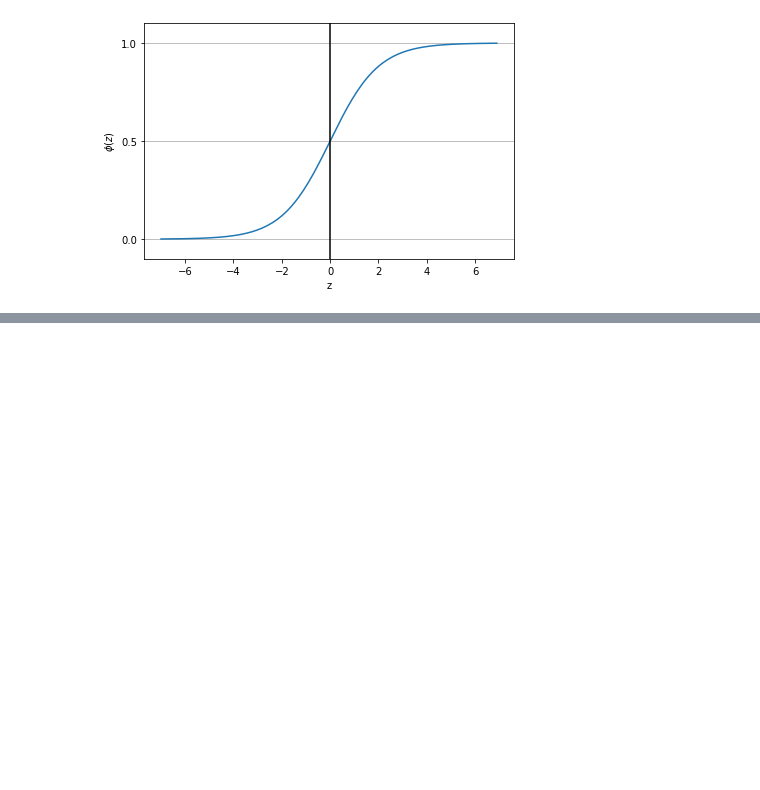
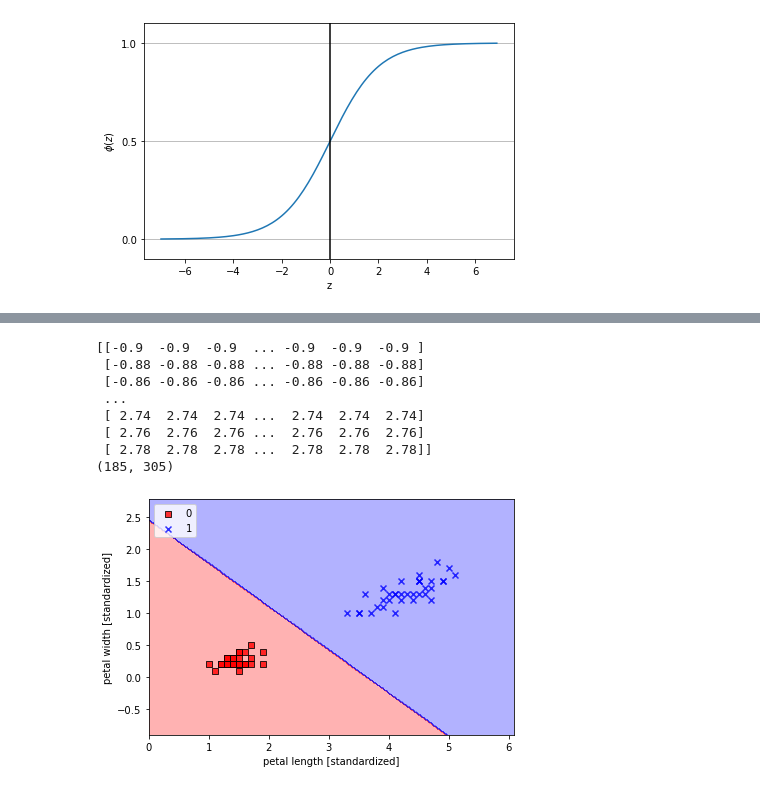
Before and after one commit to ravi-git19/MachineLearning, a Jupyter notebook: LogisticRegression.ipynb, the cells around one changed output, grey strips where cells are left out. Drawn from its saved outputs; the diff is of its cells as text; code cells hidden in the pictures; blank space fills up the shorter version.

Commit message:
LogisticRegression without using scikit-learn

```diff
--- a/LogisticRegression.ipynb
+++ b/LogisticRegression.ipynb
@@ -19,0 +113,53 @@ plt.show()
+# %%
+from matplotlib.colors import ListedColormap
+import matplotlib.pyplot as plt
+
+def plot_decision_regions(X,y,classifier, test_idx=None, resolution=0.02):
+    #setup marker generator and color map
+    markers = ('s','x','o','^','v')
+    colors = ('red','blue','lightgreen','gray','cyan')
+    cmap = ListedColormap(colors[:len(np.unique(y))])
+
+    #plot the decision surface
+    x1_min, x1_max = X[:,0].min() - 1, X[:,0].max() + 1
+    x2_min, x2_max = X[:,1].min() - 1, X[:,1].max() + 1
+    xx1, xx2 = np.meshgrid(np.arange(x1_min,x1_max,resolution), np.arange(x2_min,x2_max, resolution))
+    print(xx2)
+    Z = classifier.predict(np.array([xx1.ravel(),xx2.ravel()]).T)
+    Z = Z.reshape(xx1.shape)
+    print(xx1.shape)
+    plt.contourf(xx1,xx2,Z,alpha=0.3,cmap=cmap)
+    plt.xlim(xx1.min(),xx1.max())
+    plt.ylim(xx2.min(),xx2.max())
+
+    for idx,cl in enumerate(np.unique(y)):
+        plt.scatter(x=X[y==cl,0], y=X[y==cl,1], alpha = 0.8, c=colors[idx],marker = markers[idx],label=cl,edgecolor='black')
+
+    #highlight test examples
+    if test_idx:
+        #plot all examples
+        X_test, y_test = X[test_idx,:],y[test_idx]
+        plt.scatter(X_test[:,0],X_test[:,1],c='',edgecolor='black',alpha=1.0,linewidth=1,marker='o',s=100,label='test set')
+# %%
+X_train_01_subset = X_train[(y_train == 0) | (y_train == 1)]
+y_train_01_subset = y_train[(y_train == 0) | (y_train == 1)]
+
+lrgd = LogisticRegressionGD(eta = 0.05, n_iter = 1000, random_state=1)
+lrgd.fit(X_train_01_subset, y_train_01_subset)
+
+plot_decision_regions(X = X_train_01_subset, y = y_train_01_subset, classifier = lrgd)
+plt.xlabel('petal length [standardized]')
+plt.ylabel('petal width [standardized]')
+plt.legend(loc ='upper left')
+plt.tight_layout()
+plt.show()
+# %% [output]
+[[-0.9  -0.9  -0.9  ... -0.9  -0.9  -0.9 ]
+ [-0.88 -0.88 -0.88 ... -0.88 -0.88 -0.88]
+ [-0.86 -0.86 -0.86 ... -0.86 -0.86 -0.86]
+ ...
+ [ 2.74  2.74  2.74 ...  2.74  2.74  2.74]
+ [ 2.76  2.76  2.76 ...  2.76  2.76  2.76]
+ [ 2.78  2.78  2.78 ...  2.78  2.78  2.78]]
+(185, 305)
+[figure, added]
```
Also changed, not shown: parts of 5 cells of this notebook.
